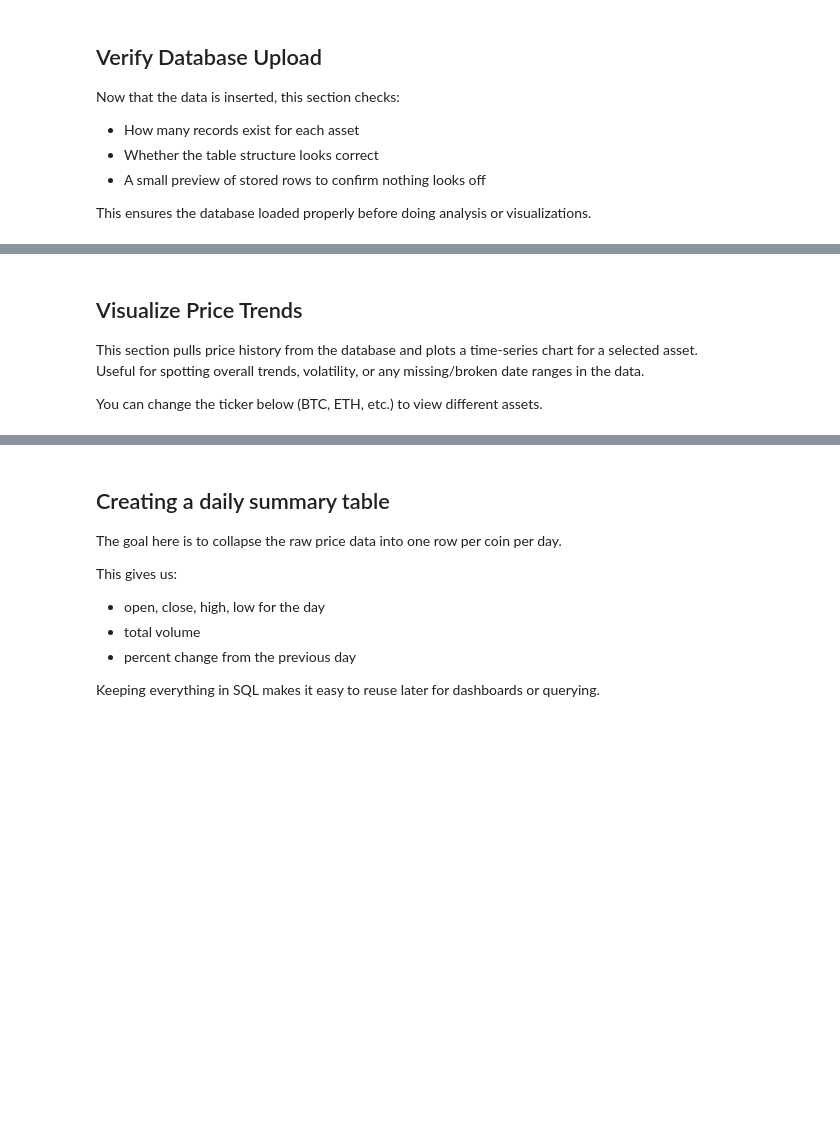
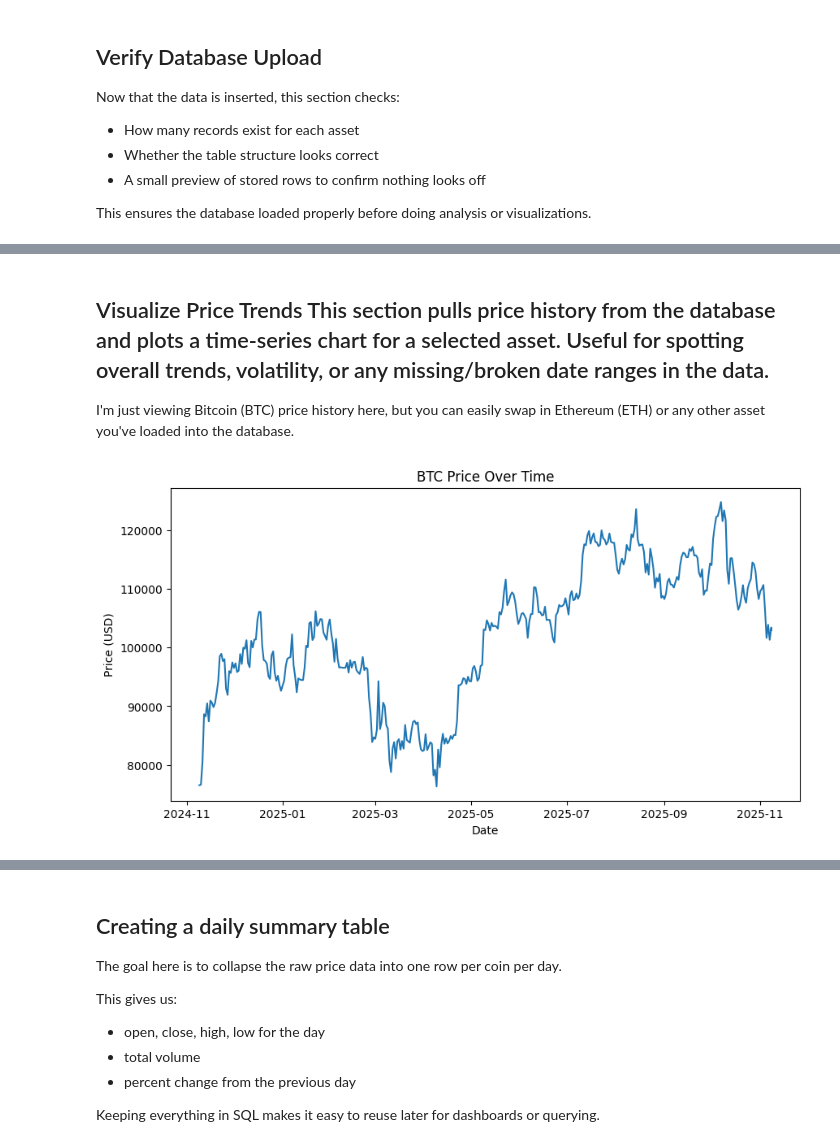
Before and after one commit to nathanho27/CryptoMarketTracker-, a Jupyter notebook: SQL.ipynb, the cells around one changed output, grey strips where cells are left out. Drawn from its saved outputs; the diff is of its cells as text; code cells hidden in the pictures; blank space fills up the shorter version.

```diff
--- a/SQL.ipynb
+++ b/SQL.ipynb
@@ -139,7 +149,34 @@ connect.close()
 # %% [markdown]
-## Visualize Price Trends
-
-This section pulls price history from the database and plots a time-series chart for a selected asset.
-Useful for spotting overall trends, volatility, or any missing/broken date ranges in the data.
-
-You can change the ticker below (BTC, ETH, etc.) to view different assets.
+## Visualize Price Trends This section pulls price history from the database and plots a time-series chart for a selected asset. Useful for spotting overall trends, volatility, or any missing/broken date ranges in the data.
+I'm just viewing Bitcoin (BTC) price history here, but you can easily swap in Ethereum (ETH) or any other asset you've loaded into the database.
+# %%
+import sqlite3
+import pandas as pd
+import matplotlib.pyplot as plt
+
+# Connect to database
+connect = sqlite3.connect("CryptoData.db")
+
+# Load price data
+df = pd.read_sql("SELECT symbol, timestamp, price FROM crypto_prices;", connect)
+connect.close()
+
+# Format timestamp column
+df["timestamp"] = pd.to_datetime(df["timestamp"])
+df = df.sort_values("timestamp")
+
+# Choose asset to visualize
+ticker = "BTC"  # Change to ETH, etc.
+
+# Filter for selected asset
+df_plot = df[df["symbol"] == ticker]
+
+# Plot price history
+plt.figure(figsize=(10,5))
+plt.plot(df_plot["timestamp"], df_plot["price"])
+plt.title(f"{ticker} Price Over Time")
+plt.xlabel("Date")
+plt.ylabel("Price (USD)")
+plt.show()
+# %% [output]
+[figure, added]
```
Also changed, not shown: parts of 14 cells of this notebook.
